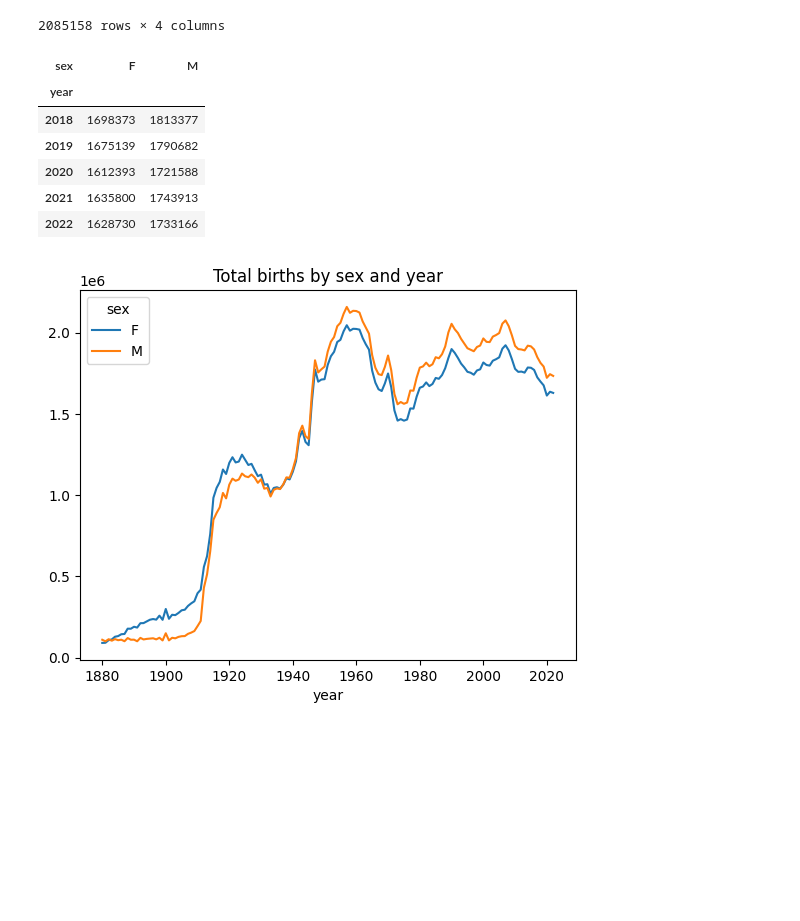
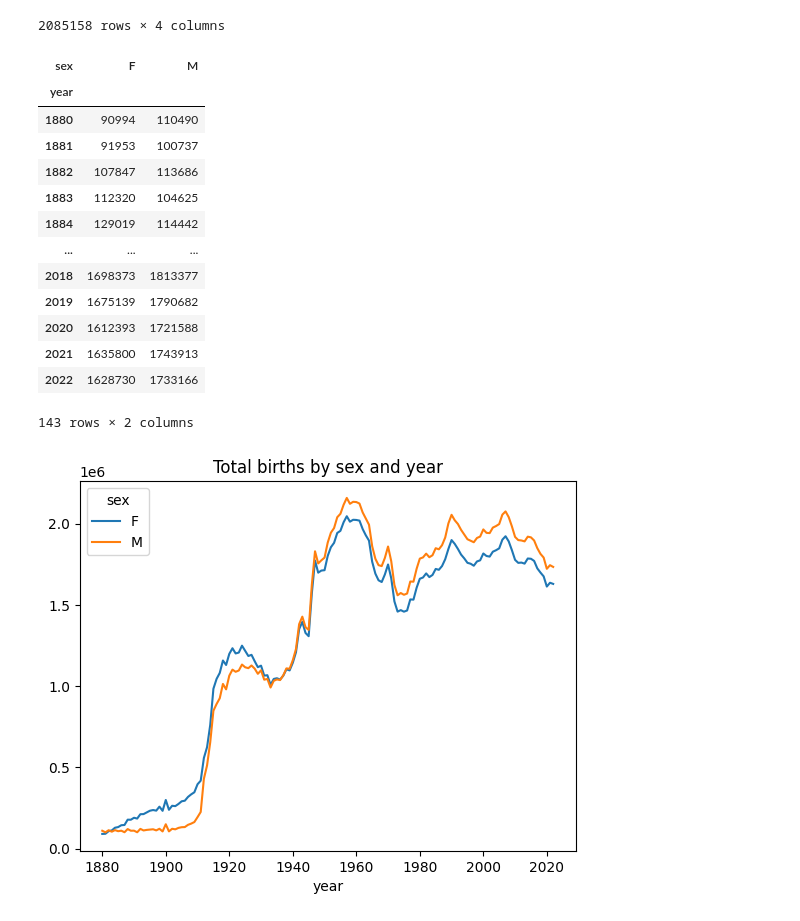
Before and after one commit to AzlinRusnan/STQD6014-Data-Science, a Jupyter notebook: Azlin_Week15_DataAnalysis_20240128_WC.ipynb, the cells around one changed output. Saved outputs shown, nothing was run; the diff lists cells and outputs as text; code cells hidden in the pictures; blank space fills up the shorter version.

```diff
--- a/Azlin_Week15_DataAnalysis_20240128_WC.ipynb
+++ b/Azlin_Week15_DataAnalysis_20240128_WC.ipynb
@@ -674,13 +676,13 @@ Name: num_births, dtype: int64
 # %% [markdown]
 # **Upload all the yob files from 1880 to 2022**
 # %%
-# important for final exam question
+# important for final exam question !
 # assemble all of the YOB data into a single DataFrame
 # add a year field
 # using pandas.concat() function
 pieces = []
 for year in range(1880, 2023):
-    path = f"/content/drive/MyDrive/STQD6014_Executive/_SEM1_20232024/Data/YOB/yob{year}.txt"
+    path = f"/content/drive/MyDrive/YOB/yob{year}.txt"
     frame = pd.read_csv(path, names=["name", "sex", "num_births"])
 
     # Add a column for the year
@@ -688,6 +690,7 @@ for year in range(1880, 2023):
     pieces.append(frame)
 
 # Concatenate everything into a single DataFrame
+names = pd.concat(pieces, ignore_index=True)
 # %%
 # Display names DataFrame
 names
@@ -707,13 +710,23 @@ names
 2085158 rows × 4 columns
 # %%
 # Aggregate the names DataFrame by year for num_births
+total_births = names.pivot_table('num_births', index = 'year',
+                                 columns = 'sex', aggfunc=sum)
+total_births
 # %% [output]
 | sex | F | M |
 | year |  |  |
+| 1880 | 90994 | 110490 |
+| 1881 | 91953 | 100737 |
+| 1882 | 107847 | 113686 |
+| 1883 | 112320 | 104625 |
+| 1884 | 129019 | 114442 |
+| ... | ... | ... |
 | 2018 | 1698373 | 1813377 |
 | 2019 | 1675139 | 1790682 |
 | 2020 | 1612393 | 1721588 |
 | 2021 | 1635800 | 1743913 |
 | 2022 | 1628730 | 1733166 |
+143 rows × 2 columns
 # %%
 # Plot a line plot
```
Also changed, not shown: parts of 16 cells of this notebook.
